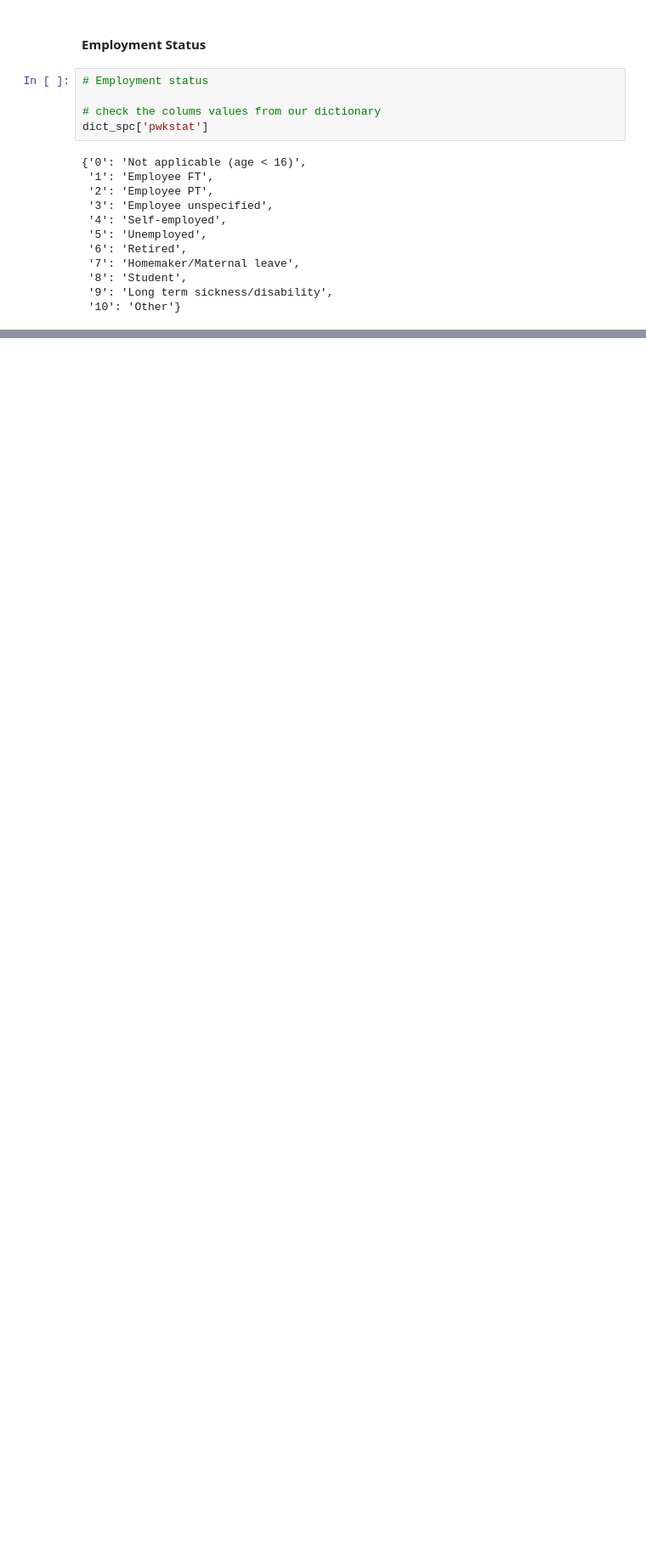
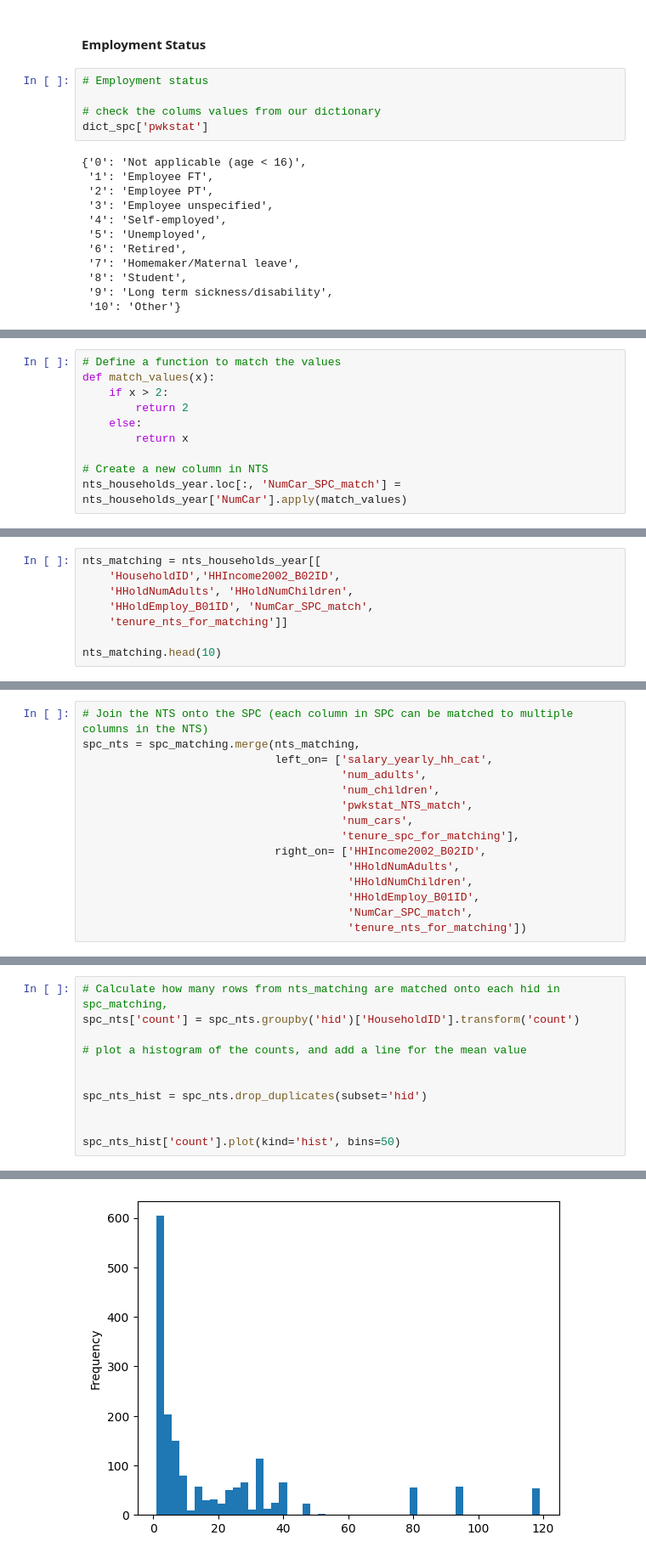
Before and after one commit to Urban-Analytics-Technology-Platform/acbm, a Jupyter notebook: notebooks/statistical_matching.ipynb, the cells around one changed output, grey strips where cells are left out. Shown at 85% size. Cells and saved outputs as stored; diff of their text form; blank space fills up the shorter version.

Commit message:
1st draft of categorical matching

```diff
--- a/notebooks/statistical_matching.ipynb
+++ b/notebooks/statistical_matching.ipynb
@@ -378,0 +391,10 @@ spc.head(10)
+# %%
+# Define a function to match the values
+def match_values(x):
+    if x > 2:
+        return 2
+    else:
+        return x
+
+# Create a new column in NTS
+nts_households_year.loc[:, 'NumCar_SPC_match'] = nts_households_year['NumCar'].apply(match_values)
@@ -380,0 +511,8 @@ spc.head(10)
+# %%
+nts_matching = nts_households_year[[
+    'HouseholdID','HHIncome2002_B02ID',
+    'HHoldNumAdults', 'HHoldNumChildren',
+    'HHoldEmploy_B01ID', 'NumCar_SPC_match',
+    'tenure_nts_for_matching']]
+
+nts_matching.head(10)
@@ -380,0 +531,15 @@ spc.head(10)
+# %%
+# Join the NTS onto the SPC (each column in SPC can be matched to multiple columns in the NTS)
+spc_nts = spc_matching.merge(nts_matching,
+                             left_on= ['salary_yearly_hh_cat',
+                                       'num_adults',
+                                       'num_children',
+                                       'pwkstat_NTS_match',
+                                       'num_cars',
+                                       'tenure_spc_for_matching'],
+                             right_on= ['HHIncome2002_B02ID',
+                                        'HHoldNumAdults',
+                                        'HHoldNumChildren',
+                                        'HHoldEmploy_B01ID',
+                                        'NumCar_SPC_match',
+                                        'tenure_nts_for_matching'])
@@ -380,0 +548,12 @@ spc.head(10)
+# %%
+# Calculate how many rows from nts_matching are matched onto each hid in spc_matching,
+spc_nts['count'] = spc_nts.groupby('hid')['HouseholdID'].transform('count')
+
+# plot a histogram of the counts, and add a line for the mean value
+
+
+spc_nts_hist = spc_nts.drop_duplicates(subset='hid')
+
+
+spc_nts_hist['count'].plot(kind='hist', bins=50)
+# %% [output]
@@ -380,0 +561 @@ spc.head(10)
+[figure, added]
```
Also changed, not shown: parts of 22 cells of this notebook.
